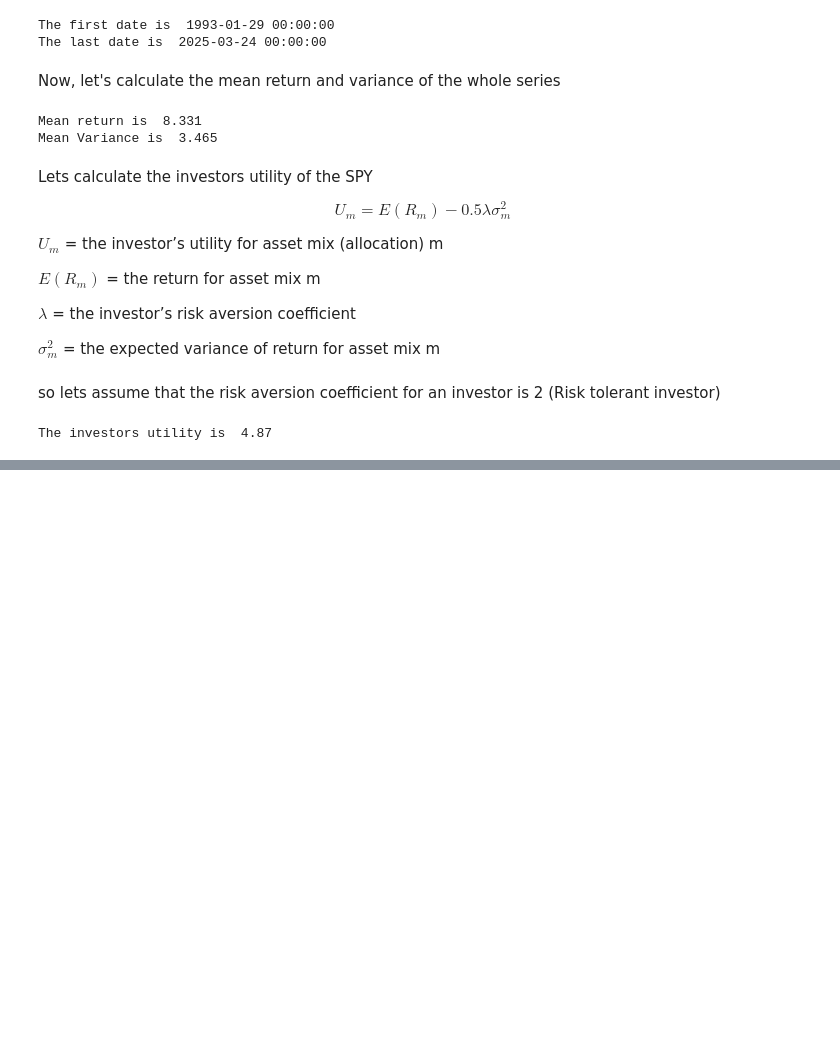
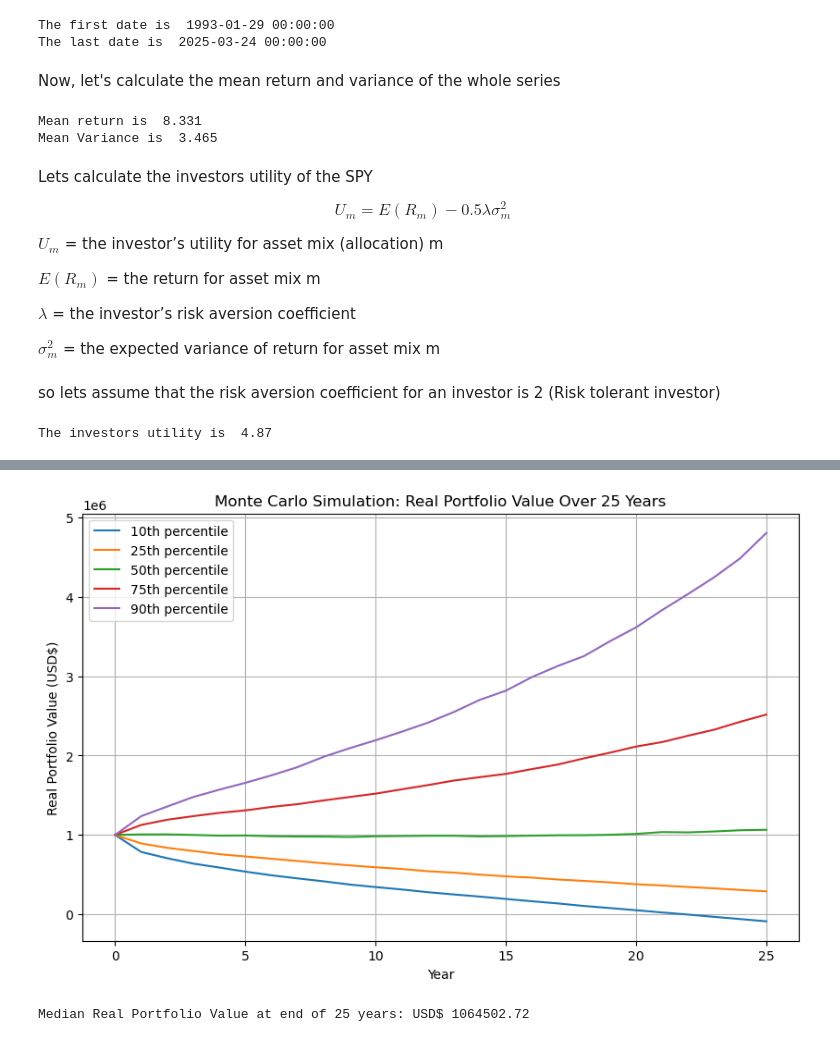
Before and after one commit to francisc112/APPLIED_FINANCE_ANALYTICS, a Jupyter notebook: ASSET_ALLOCATION/Principles_Asset_Allocation.ipynb, the cells around one changed output, grey strips where cells are left out. Cells and saved outputs as stored; diff of their text form; code cells hidden in the pictures; blank space fills up the shorter version.

Commit message:
Add Exercise of Monte Carlo simulation in order to analyze the performance of a portfolio

```diff
--- a/ASSET_ALLOCATION/Principles_Asset_Allocation.ipynb
+++ b/ASSET_ALLOCATION/Principles_Asset_Allocation.ipynb
@@ -95,0 +106,59 @@ The investors utility is  4.87
+# %%
+import numpy as np
+import matplotlib.pyplot as plt
+
+# Parameters
+initial_portfolio = 1_000_000     # Initial portfolio value in USD$
+withdrawal = 50_000               # Annual withdrawal in USD$
+years = 25                      # Retirement period (years)
+n_simulations = 10000           # Number of Monte Carlo simulation runs
+
+# Capital market expectations for the portfolio (nominal values)
+nominal_return_mean = 0.085     # 7.5% expected nominal return per year
+nominal_return_std = 0.18       # 11% standard deviation of nominal returns
+inflation = 0.026               # 2.6% annual inflation
+
+# Create an array to hold the portfolio values for each simulation over time.
+# We include year 0 (the starting portfolio) and then one value per year.
+portfolio_sim = np.zeros((n_simulations, years + 1))
+portfolio_sim[:, 0] = initial_portfolio
+
+# Run the Monte Carlo simulation for each simulation path
+for sim in range(n_simulations):
+    portfolio = initial_portfolio
+    for year in range(1, years + 1):
+        # Draw a random nominal return for the year from a normal distribution.
+        r = np.random.normal(nominal_return_mean, nominal_return_std)
+        # Update the portfolio: grow by the nominal return, then withdraw the fixed amount.
+        portfolio = portfolio * (1 + r) - withdrawal
+        portfolio_sim[sim, year] = portfolio
+
+# Discount nominal portfolio values to real terms by adjusting for inflation.
+# Create an array of discount factors: (1 + inflation) ** year
+years_array = np.arange(years + 1)
+discount_factors = (1 + inflation) ** years_array
+
+# Divide each year's nominal value by the corresponding discount factor.
+portfolio_sim_real = portfolio_sim / discount_factors[np.newaxis, :]
+
+# Compute selected percentiles (10th, 25th, 50th, 75th, and 90th) across all simulations for each year.
+percentiles = [10, 25, 50, 75, 90]
+portfolio_percentiles = np.percentile(portfolio_sim_real, percentiles, axis=0)
+
+# Plot the percentile paths over time.
+plt.figure(figsize=(10, 6))
+for i, perc in enumerate(percentiles):
+    plt.plot(years_array, portfolio_percentiles[i, :], label=f"{perc}th percentile")
+plt.xlabel("Year")
+plt.ylabel("Real Portfolio Value (USD$)")
+plt.title("Monte Carlo Simulation: Real Portfolio Value Over 25 Years")
+plt.legend()
+plt.grid(True)
+plt.show()
+
+# Print the median (50th percentile) real portfolio value at the end of 25 years.
+median_bequest = np.median(portfolio_sim_real[:, -1])
+print("Median Real Portfolio Value at end of 25 years: USD$", round(median_bequest, 2))
+# %% [output]
+[figure, added]
+Median Real Portfolio Value at end of 25 years: USD$ 1064502.72
```
Also changed, not shown: parts of 2 cells of this notebook.
